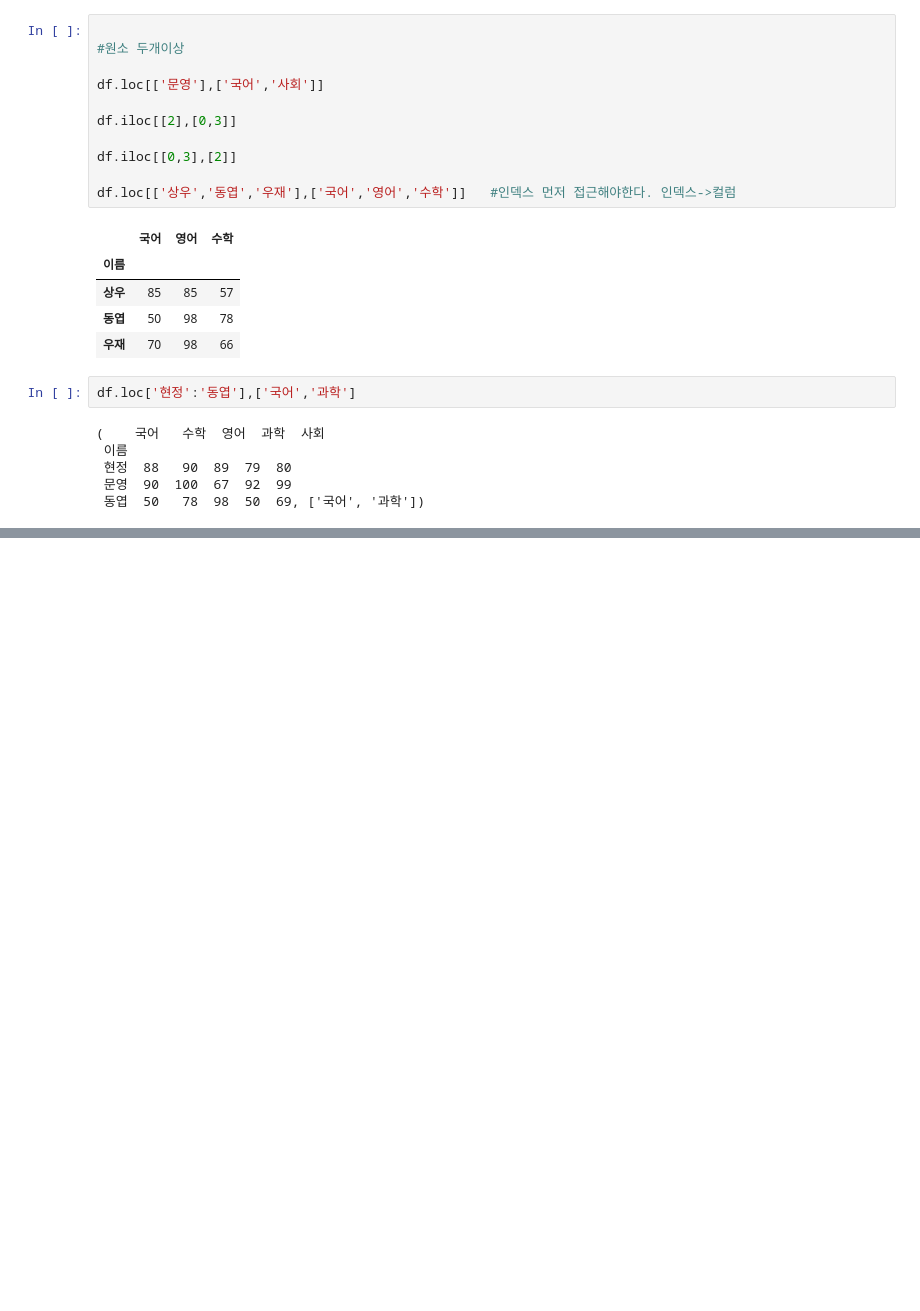
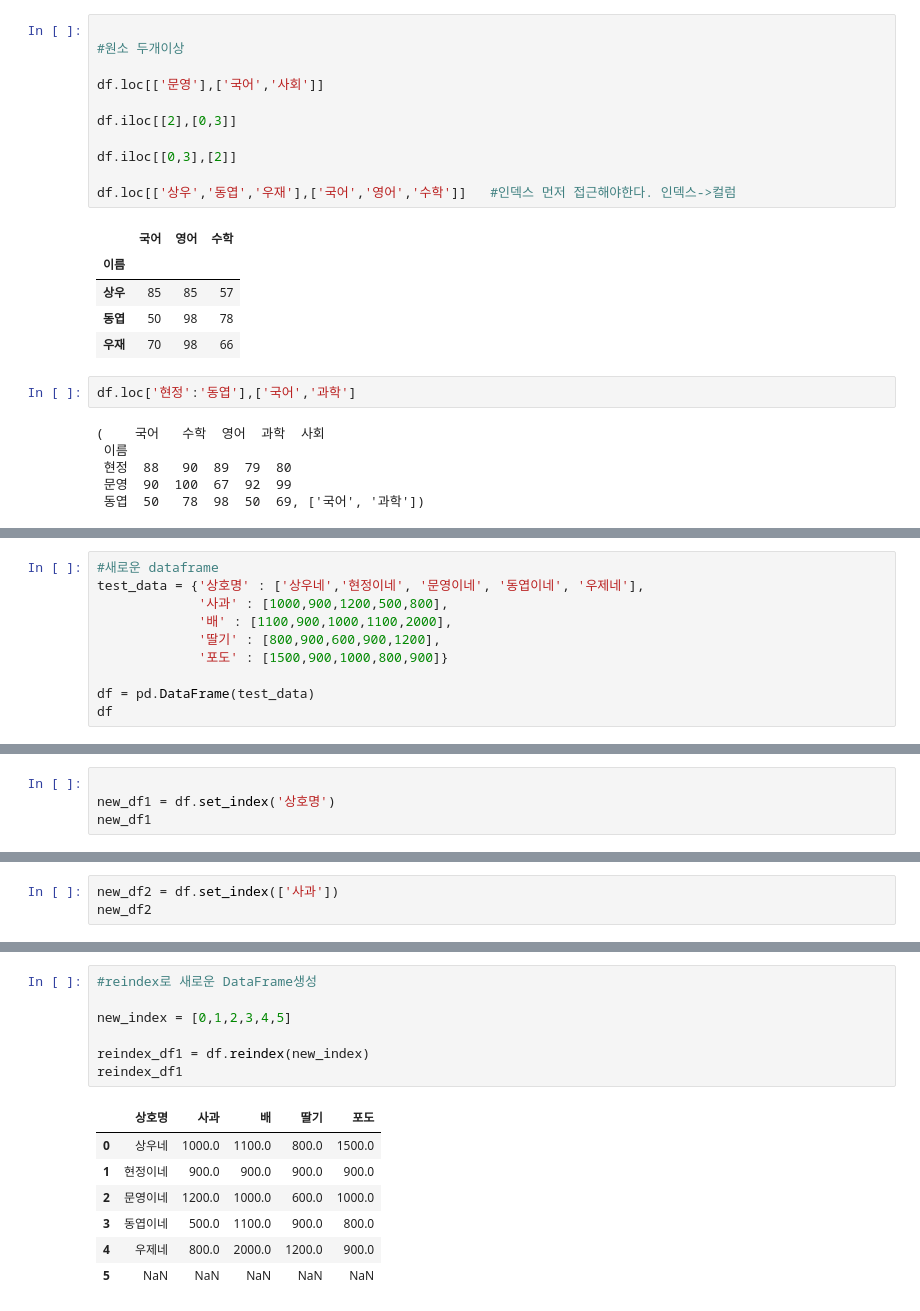
Before and after one commit to IT-HONGREAT/ML, a Jupyter notebook: pandas_Series.ipynb, the cells around one changed output, grey strips where cells are left out. Saved outputs shown, nothing was run; the diff lists cells and outputs as text; blank space fills up the shorter version.

```diff
--- a/pandas_Series.ipynb
+++ b/pandas_Series.ipynb
@@ -403,0 +436,10 @@ df.loc['현정':'동엽'],['국어','과학']
+# %%
+#새로운 dataframe
+test_data = {'상호명' : ['상우네','현정이네', '문영이네', '동엽이네', '우제네'],
+             '사과' : [1000,900,1200,500,800],
+             '배' : [1100,900,1000,1100,2000],
+             '딸기' : [800,900,600,900,1200],
+             '포도' : [1500,900,1000,800,900]}
+
+df = pd.DataFrame(test_data)
+df
@@ -403,0 +453,4 @@ df.loc['현정':'동엽'],['국어','과학']
+# %%
+
+new_df1 = df.set_index('상호명')
+new_df1
@@ -403,0 +465,3 @@ df.loc['현정':'동엽'],['국어','과학']
+# %%
+new_df2 = df.set_index(['사과'])
+new_df2
@@ -403,0 +476,15 @@ df.loc['현정':'동엽'],['국어','과학']
+# %%
+#reindex로 새로운 DataFrame생성
+
+new_index = [0,1,2,3,4,5]
+
+reindex_df1 = df.reindex(new_index)
+reindex_df1
+# %% [output]
+|  | 상호명 | 사과 | 배 | 딸기 | 포도 |
+| 0 | 상우네 | 1000.0 | 1100.0 | 800.0 | 1500.0 |
+| 1 | 현정이네 | 900.0 | 900.0 | 900.0 | 900.0 |
+| 2 | 문영이네 | 1200.0 | 1000.0 | 600.0 | 1000.0 |
+| 3 | 동엽이네 | 500.0 | 1100.0 | 900.0 | 800.0 |
+| 4 | 우제네 | 800.0 | 2000.0 | 1200.0 | 900.0 |
+| 5 | NaN | NaN | NaN | NaN | NaN |
```
Also changed, not shown: parts of 14 cells of this notebook.
